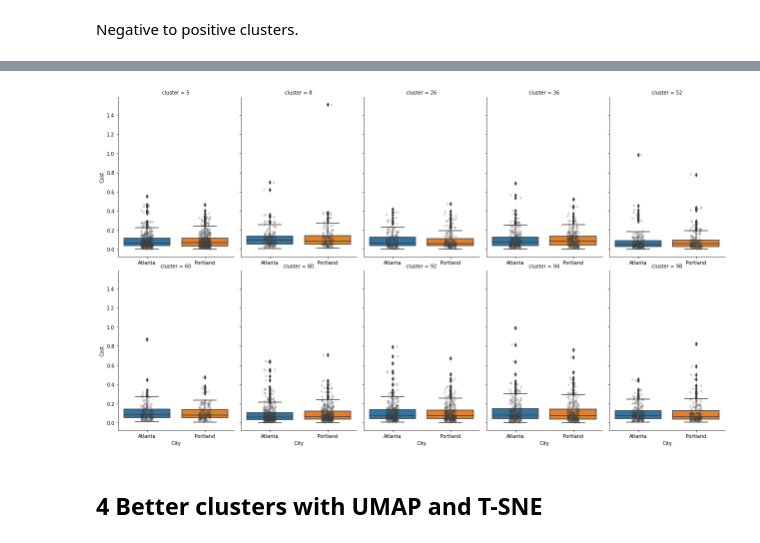
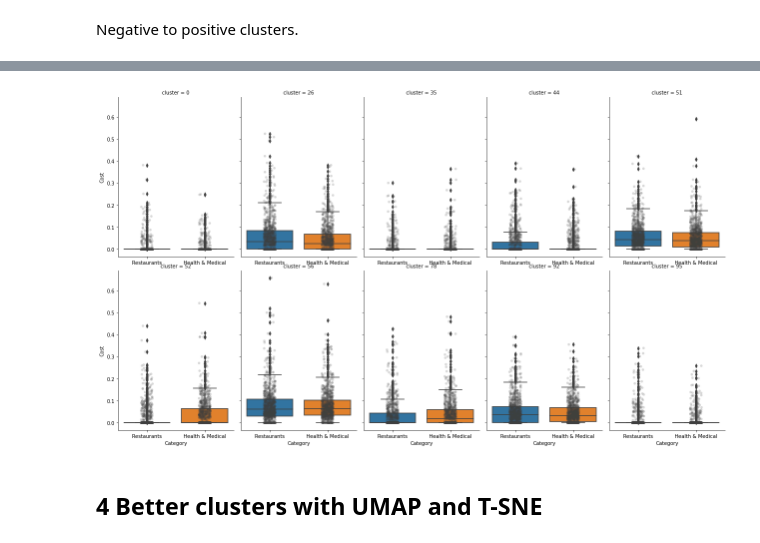
Before and after one commit to maybemkl/wmdecompose, a Jupyter notebook: notebooks/Yelp_example.ipynb, the cells around one changed output, grey strips where cells are left out. Drawn from its saved outputs; the diff is of its cells as text; code cells hidden in the pictures.

```diff
--- a/notebooks/Yelp_example.ipynb
+++ b/notebooks/Yelp_example.ipynb
@@ -1019,4 +1034,4 @@ Counter({'Atlanta': 250, 'Portland': 250})
 # %%
-x1_costs_long = pd.melt(x1_costs, id_vars=['city']).rename(columns={"variable":"cluster"})
+x1_costs_long = pd.melt(x1_costs, id_vars=['categories']).rename(columns={"variable":"cluster"})
 x1_costs_long.head()
 # %% [output]
@@ -1029,7 +1044,7 @@ x1_costs_long.head()
 # %%
 x1_costs_long = x1_costs_long[x1_costs_long.value != 0]
 # %%
-g = sns.catplot(x="city",
+g = sns.catplot(x="categories",
                 y="value",
                 col="cluster",
                 data=x1_costs_long,
@@ -1039,11 +1054,11 @@ g = sns.catplot(x="city",
                 col_wrap=5,
                 margin_titles=True);
 g.map_dataframe(sns.stripplot,
-                x="city",
+                x="categories",
                 y="value",
                 palette=["#404040"],
                 alpha=0.2, dodge=True)
-g.set_axis_labels("City", "Cost")
+g.set_axis_labels("Category", "Cost")
 for ax in g.axes.flatten():
     ax.tick_params(labelbottom=True)
 # %% [output]
@@ -1053,4 +1068,4 @@ x2_costs = pd.DataFrame(wmd_pairs_flow.X1_feat)
 x2_costs.index = [p[1] for p in pairs]
 x2_costs = x2_costs.sort_index()
 x2_costs = x2_costs[c2.columns]
-x2_costs['city'] = sample[1000:2000].city.tolist()
+x2_costs['categories'] = sample[2000:4000].categories.tolist()
@@ -1059,4 +1072,4 @@ ValueError: Length of values (0) does not match length of index (500)
 # %%
-x2_costs_long = pd.melt(x2_costs, id_vars=['city']).rename(columns={"variable":"cluster"})
+x2_costs_long = pd.melt(x2_costs, id_vars=['categories']).rename(columns={"variable":"cluster"})
 x2_costs_long.head()
 # %% [output]
@@ -1069,25 +1082,25 @@ x2_costs_long.head()
 # %%
 x2_costs_long = x2_costs_long[x2_costs_long.value != 0]
 # %%
-g = sns.catplot(x="city",
+g = sns.catplot(x="categories",
                 y="value",
                 col="cluster",
                 data=x2_costs_long,
                 kind="box",
                 height=5,
                 aspect=.7,
                 col_wrap=5,
                 margin_titles=True);
 g.map_dataframe(sns.stripplot,
-                x="city",
+                x="categories",
                 y="value",
                 palette=["#404040"],
                 alpha=0.2, dodge=True)
-g.set_axis_labels("City", "Cost")
+g.set_axis_labels("Category", "Cost")
 for ax in g.axes.flatten():
     ax.tick_params(labelbottom=True)
 # %% [output]
-[figure, old version]
+[figure, new version]
 # %% [markdown]
 ## 4 Better clusters with UMAP and T-SNE
 # %% [markdown]
```
Also changed, not shown: parts of 65 cells of this notebook.
